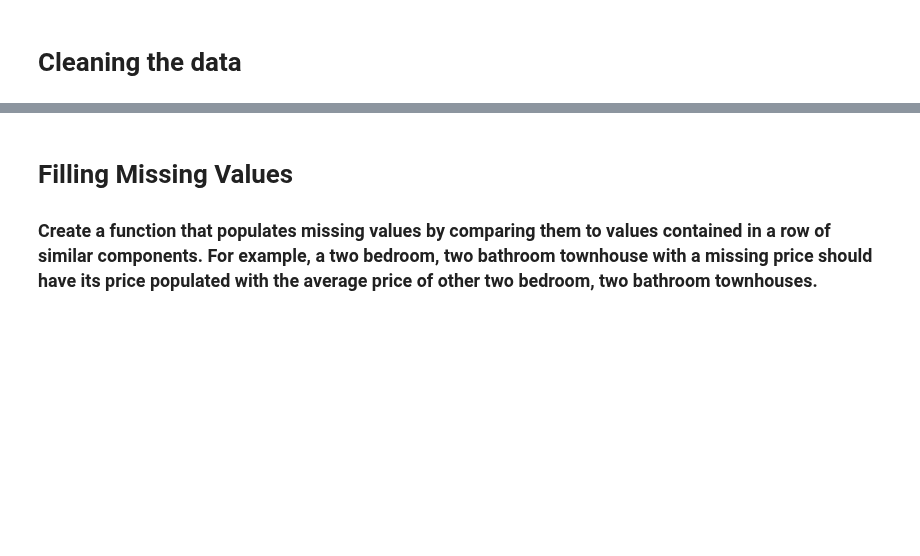
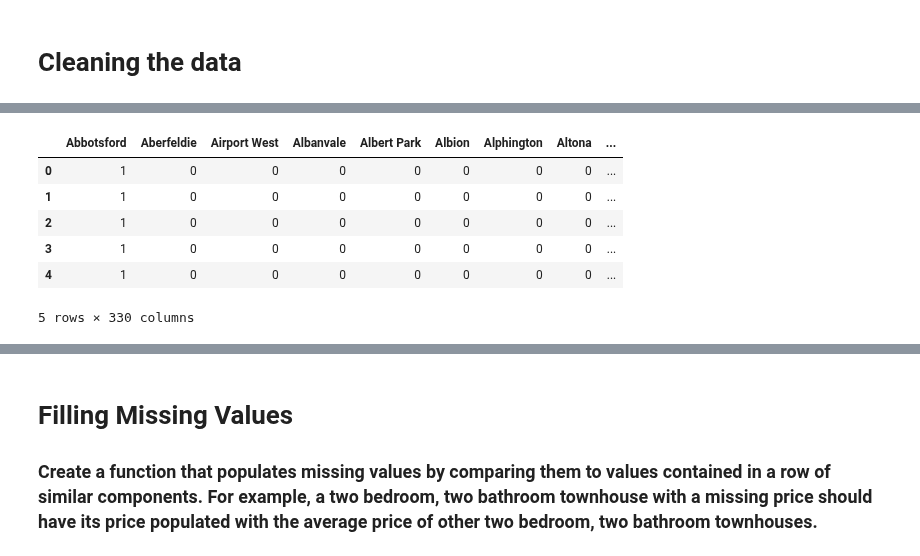
Before and after one commit to makennedy626/Thinkful_Unit_3, a Jupyter notebook: 3.6.4 Housing Prices.ipynb, the cells around one changed output, grey strips where cells are left out. Saved outputs shown, nothing was run; the diff lists cells and outputs as text; code cells hidden in the pictures; blank space fills up the shorter version.

```diff
--- a/3.6.4 Housing Prices.ipynb
+++ b/3.6.4 Housing Prices.ipynb
@@ -114,5 +106,12 @@ data['Suburb'].nunique()
-# %%
-# Converting dates to datetime64
-data['Date'] = pd.to_datetime(data['Date'])
-# Converting YearBuilt to datetime64
-data['YearBuilt'] = pd.to_datetime(data['YearBuilt'])
+# %%
+# Converting Suburb into features by Suburb
+test_data = pd.get_dummies(data.Suburb)
+test_data.head()
+# %% [output]
+|  | Abbotsford | Aberfeldie | Airport West | Albanvale | Albert Park | Albion | Alphington | Altona | ... |
+| 0 | 1 | 0 | 0 | 0 | 0 | 0 | 0 | 0 | ... |
+| 1 | 1 | 0 | 0 | 0 | 0 | 0 | 0 | 0 | ... |
+| 2 | 1 | 0 | 0 | 0 | 0 | 0 | 0 | 0 | ... |
+| 3 | 1 | 0 | 0 | 0 | 0 | 0 | 0 | 0 | ... |
+| 4 | 1 | 0 | 0 | 0 | 0 | 0 | 0 | 0 | ... |
+5 rows × 330 columns
```
Also changed, not shown: parts of 46 cells of this notebook.
